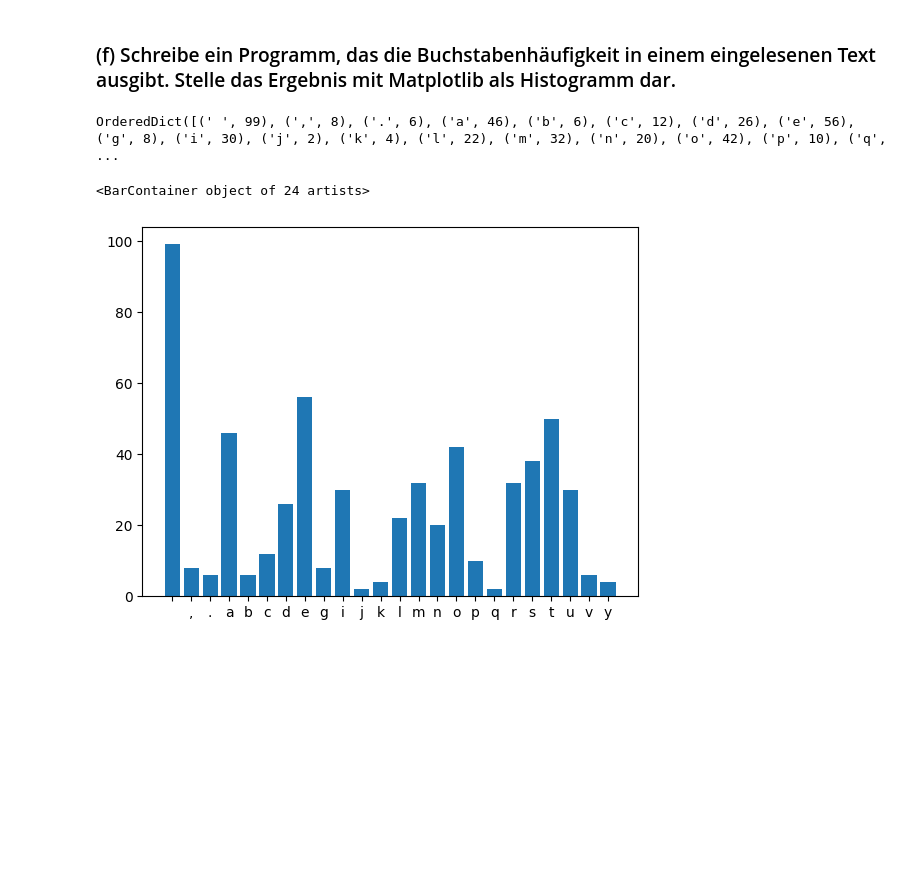
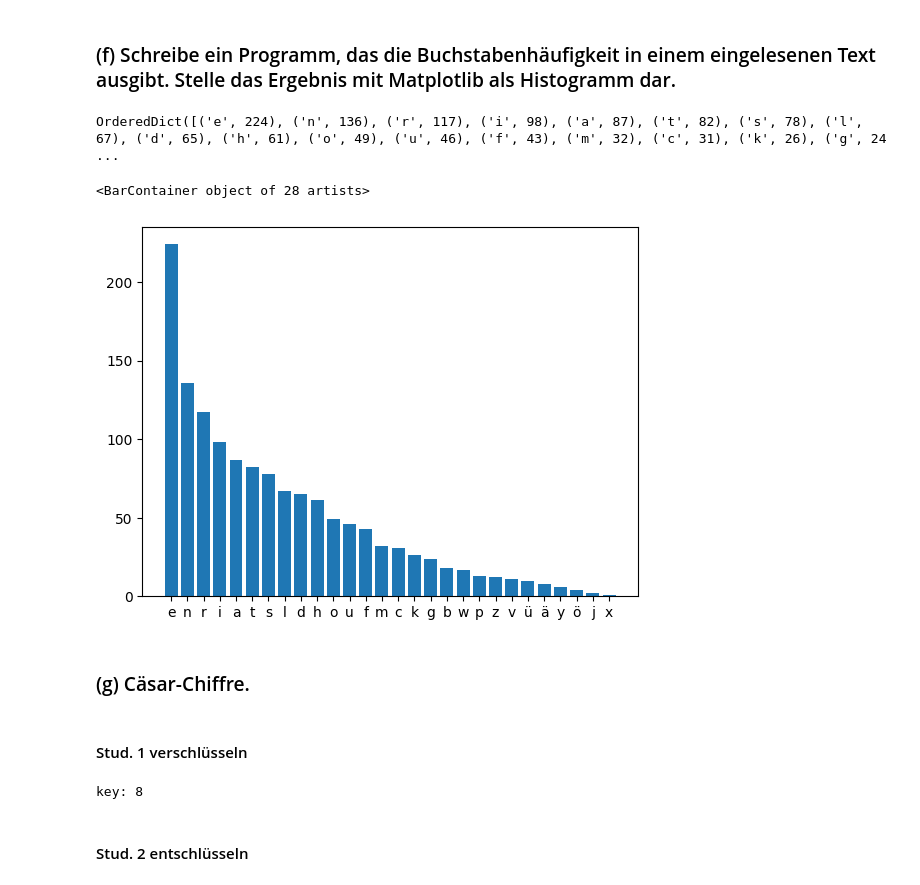
Before and after one commit to emhl/CoPhy2, a Jupyter notebook: Blatt1-Python-Kombinatorik/Blatt-1.ipynb, the cells around one changed output. Cells and saved outputs as stored; diff of their text form; code cells hidden in the pictures; blank space fills up the shorter version.

```diff
--- a/Blatt1-Python-Kombinatorik/Blatt-1.ipynb
+++ b/Blatt1-Python-Kombinatorik/Blatt-1.ipynb
@@ -315,21 +316,27 @@ average: 3.4081632653061225 coins
 def countChars(text):
     result = {}
     for char in text:
-        if (char in result):
-            result[char] += 1
-        else:
-            result[char] = 1
+        if char.isalpha():
+            if char in result:
+                result[char] += 1
+            else:
+                result[char] = 1
     return result
-from collections import OrderedDict
 # %%
-f = open("test.txt", "r")
+f = open("input.txt", "r")
 text = f.read().lower()
 f.close()
 
-dict = OrderedDict(sorted(countChars(text).items()))
-print(dict)
-plt.bar(dict.keys(), dict.values())
+dict = countChars(text)
+
+ordered = OrderedDict(sorted(dict.items(), key=lambda x: x[1], reverse=True))
+print(ordered)
+plt.bar(ordered.keys(), ordered.values())
 # %% [output]
-OrderedDict([(' ', 99), (',', 8), ('.', 6), ('a', 46), ('b', 6), ('c', 12), ('d', 26), ('e', 56), ('g', 8), ('i', 30), ('j', 2), ('k', 4), ('l', 22), ('m', 32), ('n', 20), ('o', 42), ('p', 10), ('q',  ...
+OrderedDict([('e', 224), ('n', 136), ('r', 117), ('i', 98), ('a', 87), ('t', 82), ('s', 78), ('l', 67), ('d', 65), ('h', 61), ('o', 49), ('u', 46), ('f', 43), ('m', 32), ('c', 31), ('k', 26), ('g', 24 ...
-<BarContainer object of 24 artists>
+<BarContainer object of 28 artists>
-[figure, old version]
+[figure, new version]
+# %% [markdown]
+### (g) Cäsar-Chiffre.
+# %% [markdown]
+#### Stud. 1 verschlüsseln
@@ -335,0 +352,14 @@ OrderedDict([(' ', 99), (',', 8), ('.', 6), ('a', 46), ('b', 6), ('c', 12), ('d'
+# %%
+f = open("input.txt", "r")
+text = f.read().lower()
+f.close()
+
+i = random.randint(0,25)
+print(f"key: {i}")
+f = open("output.txt", "w")
+f.write(enrypt(text,i))
+f.close()
+# %% [output]
+key: 8
+# %% [markdown]
+#### Stud. 2 entschlüsseln
```
Also changed, not shown: parts of 4 cells of this notebook, 6 other files.
